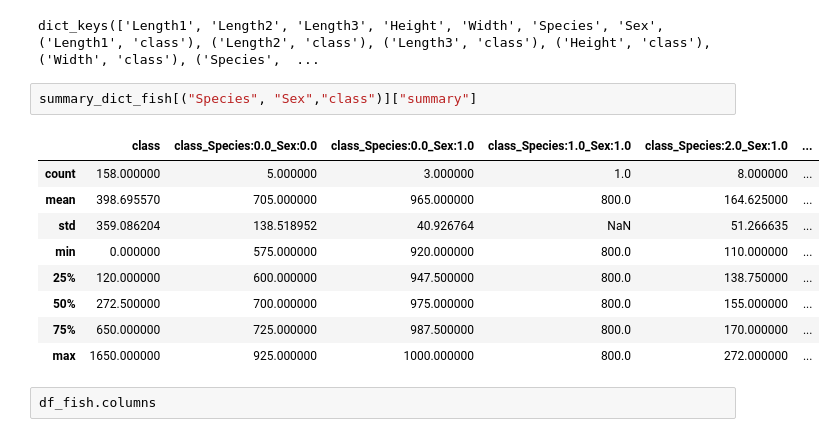
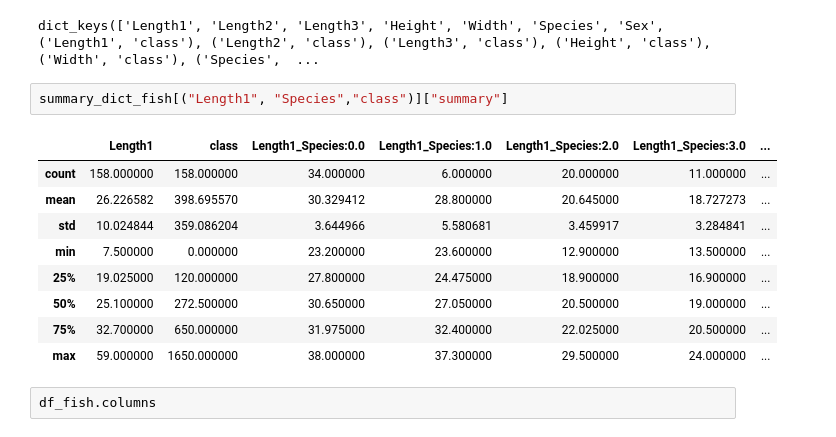
Before and after one commit to edoardovivo/MLAutoEDA, a Jupyter notebook: AutoEDA.ipynb, the cells around one changed output. Drawn from its saved outputs; the diff is of its cells as text.

```diff
--- a/AutoEDA.ipynb
+++ b/AutoEDA.ipynb
@@ -179,17 +258,17 @@ summary_dict_fish.keys()
 # %% [output]
 dict_keys(['Length1', 'Length2', 'Length3', 'Height', 'Width', 'Species', 'Sex', ('Length1', 'class'), ('Length2', 'class'), ('Length3', 'class'), ('Height', 'class'), ('Width', 'class'), ('Species',  ...
 # %%
-summary_dict_fish[("Species", "Sex","class")]["summary"]
+summary_dict_fish[("Length1", "Species","class")]["summary"]
 # %% [output]
-|  | class | class_Species:0.0_Sex:0.0 | class_Species:0.0_Sex:1.0 | class_Species:1.0_Sex:1.0 | class_Species:2.0_Sex:1.0 | ... |
-| count | 158.000000 | 5.000000 | 3.000000 | 1.0 | 8.000000 | ... |
-| mean | 398.695570 | 705.000000 | 965.000000 | 800.0 | 164.625000 | ... |
-| std | 359.086204 | 138.518952 | 40.926764 | NaN | 51.266635 | ... |
-| min | 0.000000 | 575.000000 | 920.000000 | 800.0 | 110.000000 | ... |
-| 25% | 120.000000 | 600.000000 | 947.500000 | 800.0 | 138.750000 | ... |
-| 50% | 272.500000 | 700.000000 | 975.000000 | 800.0 | 155.000000 | ... |
-| 75% | 650.000000 | 725.000000 | 987.500000 | 800.0 | 170.000000 | ... |
-| max | 1650.000000 | 925.000000 | 1000.000000 | 800.0 | 272.000000 | ... |
+|  | Length1 | class | Length1_Species:0.0 | Length1_Species:1.0 | Length1_Species:2.0 | Length1_Species:3.0 | ... |
+| count | 158.000000 | 158.000000 | 34.000000 | 6.000000 | 20.000000 | 11.000000 | ... |
+| mean | 26.226582 | 398.695570 | 30.329412 | 28.800000 | 20.645000 | 18.727273 | ... |
+| std | 10.024844 | 359.086204 | 3.644966 | 5.580681 | 3.459917 | 3.284841 | ... |
+| min | 7.500000 | 0.000000 | 23.200000 | 23.600000 | 12.900000 | 13.500000 | ... |
+| 25% | 19.025000 | 120.000000 | 27.800000 | 24.475000 | 18.900000 | 16.900000 | ... |
+| 50% | 25.100000 | 272.500000 | 30.650000 | 27.050000 | 20.500000 | 19.000000 | ... |
+| 75% | 32.700000 | 650.000000 | 31.975000 | 32.400000 | 22.025000 | 20.500000 | ... |
+| max | 59.000000 | 1650.000000 | 38.000000 | 37.300000 | 29.500000 | 24.000000 | ... |
 # %%
 df_fish.columns
 # %% [output]
```
Also changed, not shown: parts of 11 cells of this notebook, 1 other file.
